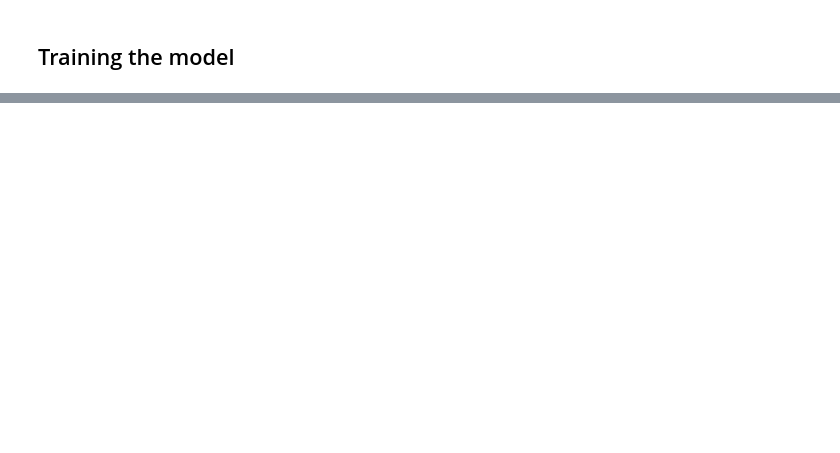
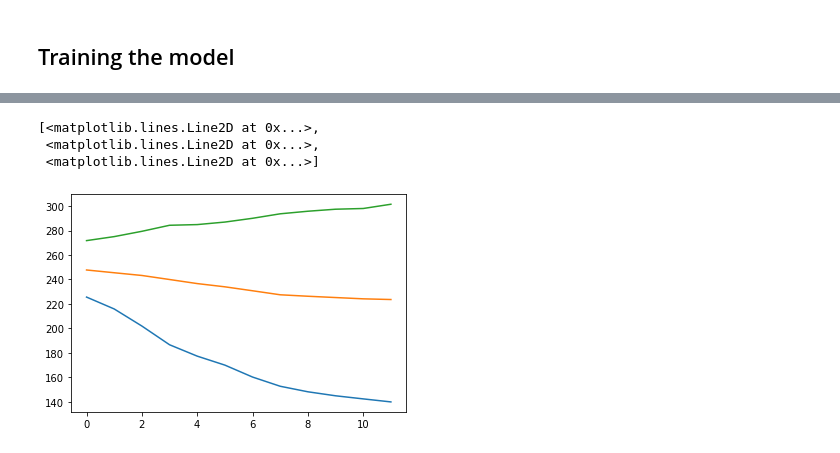
Before and after one commit to mrsergazinov/pytorch-forecast-test, a Jupyter notebook: tft.ipynb, the cells around one changed output, grey strips where cells are left out. Cells and saved outputs as stored; diff of their text form; code cells hidden in the pictures; blank space fills up the shorter version.

Commit message:
Fixed model

```diff
--- a/tft.ipynb
+++ b/tft.ipynb
@@ -224,0 +255,6 @@ LOCAL_RANK: 0 - CUDA_VISIBLE_DEVICES: [0,1,2,3]
+# %%
+# best_model_path = trainer.checkpoint_callback.best_model_path
+saved_model_path = './saved_models/tft.ckpt'
+best_tft = TemporalFusionTransformer.load_from_checkpoint(saved_model_path)
+# %%
+pred, x = best_tft.predict(test_dataloader, mode='raw', return_x=True)
@@ -224,0 +263,10 @@ LOCAL_RANK: 0 - CUDA_VISIBLE_DEVICES: [0,1,2,3]
+# %%
+UPPER = 402
+LOWER = 38
+SCALE_1 = 5
+SCALE_2 = 2
+BATCH_SIZE=1
+
+pred = (pred['prediction'] + SCALE_1) / (SCALE_1 * SCALE_2) * (UPPER - LOWER) + LOWER
+pred_median = pred[:, :, 3]
+actuals = (actuals + SCALE_1) / (SCALE_1 * SCALE_2) * (UPPER - LOWER) + LOWER
@@ -224,0 +318,11 @@ LOCAL_RANK: 0 - CUDA_VISIBLE_DEVICES: [0,1,2,3]
+# %%
+pred_one = np.vstack((pred[0, :, 0].numpy(),
+          pred[0, :, 3].numpy(),
+          pred[0, :, 6].numpy(),))
+# %%
+plt.plot(np.transpose(pred_one))
+# %% [output]
+[<matplotlib.lines.Line2D at 0x...>,
+ <matplotlib.lines.Line2D at 0x...>,
+ <matplotlib.lines.Line2D at 0x...>]
+[figure, added]
```
Also changed, not shown: parts of 14 cells of this notebook, 25 other files.
